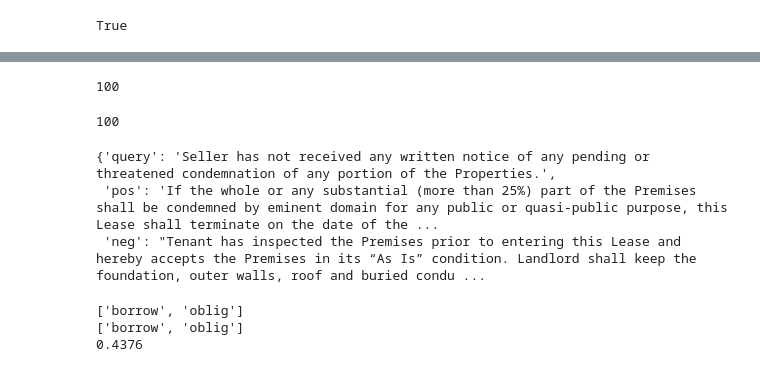
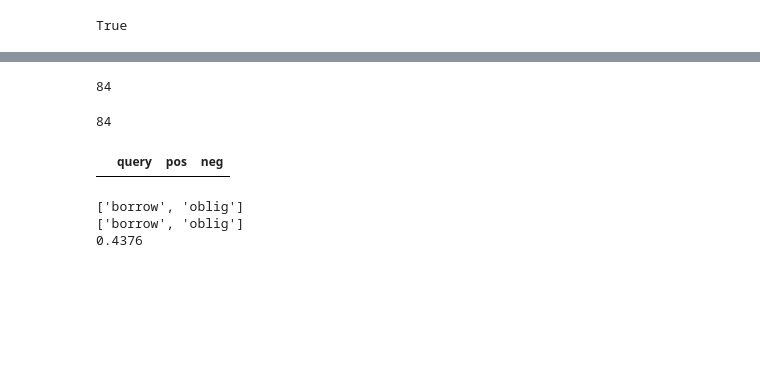
Before and after one commit to faraway1nspace/AnathemTransformer, a Jupyter notebook: dev/notebooks/dev_anathem_transformer_base_layers.ipynb, the cells around one changed output, grey strips where cells are left out. Cells and saved outputs as stored; diff of their text form; code cells hidden in the pictures; blank space fills up the shorter version.

Commit message:
investigating error with empty eurlex and ledgar positives

```diff
--- a/dev/notebooks/dev_anathem_transformer_base_layers.ipynb
+++ b/dev/notebooks/dev_anathem_transformer_base_layers.ipynb
@@ -7195,7 +7203,7 @@ def clean_stanfordplato(x):
         # loop through all subsections
         for subs in s['subsections']:
             text += "\n%s\n" % subs['subsection_title']
-            tex += " ".join([l.replace("\n", " ") for l in s['content']])
+            text += " ".join([l.replace("\n", " ") for l in subs['content']])
     return {'text':text}
 # %%
 #print('NEED TO VERIFY IF PILE DEDUP CAN BE STREAMED: YES')
@@ -8768,16 +8798,16 @@ sts_files = [
     # dataset name, subset, take_probability, dataset size
     ('xsum', None, DEFAULT_PROB, 204000, 'sts_by_triplet', False),
     ('embedding-data/simple-wiki',None, DEFAULT_PROB, 102000, 'sts_by_triplet', False), # wikipedia paraphrases
-    ('embedding-data/coco_captions_quintets',None, DEFAULT_PROB,82800, 'sts_by_triplet', False), # caption paraphrases
+    ('embedding-data/coco_captions_quintets',None, DEFAULT_PROB/2,82800, 'sts_by_triplet', False), # caption paraphrases
     ('embedding-data/SPECTER',None, DEFAULT_PROB,684000, 'sts_by_triplet', False), # ?
     ('paws','labeled_final',DEFAULT_PROB, 49400, 'sts_by_triplet', False), # paws paraphrases
     ('embedding-data/QQP_triplets',None,DEFAULT_PROB, 102000, 'sts_by_triplet', False), # quora?
-    ("allenai/scirepeval", 'cite_prediction_new', DEFAULT_PROB, 1300000, 'sts_by_triplet', False), # ?
+    ("allenai/scirepeval", 'cite_prediction_new', DEFAULT_PROB/2, 1300000, 'sts_by_triplet', False), # ?
     ("lighteval/legal_summarization","BillSum", DEFAULT_PROB, 18900, 'sts_by_triplet', False),
     ('https://drive.switch.ch/index.php/s/j9S0GRMAbGZKa1A/download?path=%2F&files=LEDGAR_2016-2019.jsonl.zip', None, DEFAULT_PROB, 1000000, 'sts_by_label', False),
     ('eurlex', None, DEFAULT_PROB, 45000, 'sts_by_label', False),
     ('humarin/chatgpt-paraphrases',None, DEFAULT_PROB, 172059, 'sts_by_triplet', False),
-    ('gigaword', None, DEFAULT_PROB, 2000000, 'sts_by_triplet',False),
+    ('gigaword', None, DEFAULT_PROB*1.5, 2000000, 'sts_by_triplet',False),
 ]
 
 stsdata_streaming_config = {
@@ -8793,11 +8823,11 @@ stsdata_streaming_config = {
 stsdata_streaming_config = {
     'files':sts_files,
     'max_seq_length':512,
-    'val_size':200,
-    'train_chunk_size':500,
+    'val_size':1000,
+    'train_chunk_size':5000,
     'seed':42,
 }
-
+#!rm cache_train_sts*
 sts_statics_datsets = initialize_and_get_triplet_streaming_datasets(
     data_streaming_config = stsdata_streaming_config,
     streaming_cleaning_functions = sts_streaming_cleaning_functions,
@@ -8809,27 +8839,6 @@ sts_statics_datsets = initialize_and_get_triplet_streaming_datasets(
     do_check_english = True,
     name = 'STS' #
 )
-
-
-if False:
-    print('old functions')
-    # initialize streaming data for sts tasks
-    sts_streaming_datsets, sts_probabilities, sts_datasizes = initialize_qa_streaming_datasets(
-        stsdata_streaming_config,
-        sts_streaming_cleaning_functions
-    )
-
-    # split and make-static (train and val sets, non-streaming)
-    sts_statics_datsets = train_test_splits_from_stream_qa(
-        streaming_dataset=sts_streaming_datsets,
-        val_size = 100,#2000,
-        epoch = 0,
-        chunk_size = 2000,#6000,
-        path_to_val_cache = 'val_sts_cache.pkl',
-        probabilities = sts_probabilities,
-        datasizes = sts_datasizes,
-        seed=stsdata_streaming_config['seed']
-    )
 # %% [output]
 Initializing the streaming-QA to static-dataset procedure...
 RELOADING VAL-STS SET: iter=cache_val_sts.pkl
@@ -9331,7 +9371,8 @@ foo = [e for e in sts_statics_datsets['train'] if bool(e['positives'])]
 # %%
 sts_torchdataset_train_eurlex = DatasetTripletsSimilarityByCoLabel(
     list_of_data=[
-        example for example in sts_statics_datsets['train'] if example['type']=='sts_by_textlabel'
+        example for example in sts_statics_datsets['train']
+        if example['type']=='sts_by_textlabel'
     ],
     n_negatives= 3,
     focal_text_name ='query',
@@ -9341,4 +9382,4 @@ sts_torchdataset_train_eurlex = DatasetTripletsSimilarityByCoLabel(
     label_processor_class = LabelProcesserEurlex
 )
 # %% [output]
-100
+84
@@ -9345,7 +9390,8 @@ sts_torchdataset_train_eurlex = DatasetTripletsSimilarityByCoLabel(
 # %%
 sts_torchdataset_train_ledgar = DatasetTripletsSimilarityByCoLabel(
     list_of_data=[
-        example for example in sts_statics_datsets['train'] if example['type']=='sts_by_textlabel'
+        example for example in sts_statics_datsets['train']
+        if example['type']=='sts_by_textlabel'
     ],
     n_negatives= 3,
     focal_text_name ='query',
@@ -9355,13 +9401,11 @@ sts_torchdataset_train_ledgar = DatasetTripletsSimilarityByCoLabel(
     label_processor_class = LabelProcesserLedgar
 )
 # %% [output]
-100
+84
-# %%
-sts_torchdataset_train_eurlex[-1]
-# %% [output]
-{'query': 'Seller has not received any written notice of any pending or threatened condemnation of any portion of the Properties.',
- 'pos': 'If the whole or any substantial (more than 25%) part of the Premises shall be condemned by eminent domain for any public or quasi-public purpose, this Lease shall terminate on the date of the ...
- 'neg': "Tenant has inspected the Premises prior to entering this Lease and hereby accepts the Premises in its “As Is” condition. Landlord shall keep the foundation, outer walls, roof and buried condu ...
+# %%
+sts_torchdataset_train_ledgar.df
+# %% [output]
+|  | query | pos | neg |
 # %%
 for example in sts_statics_datsets['train']:
     if example['type']=='sts_by_textlabel':
```
Also changed, not shown: parts of 19 cells of this notebook.
